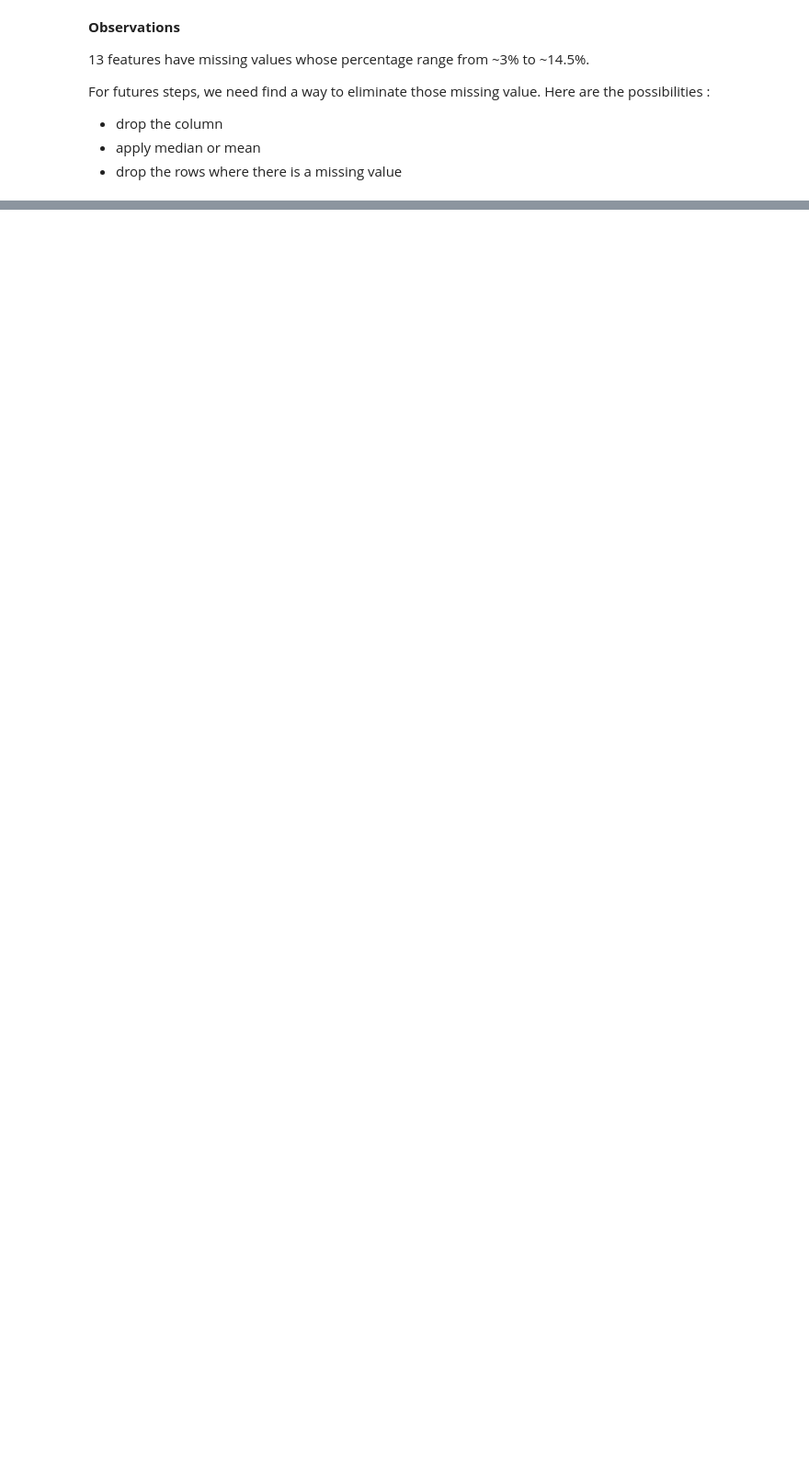
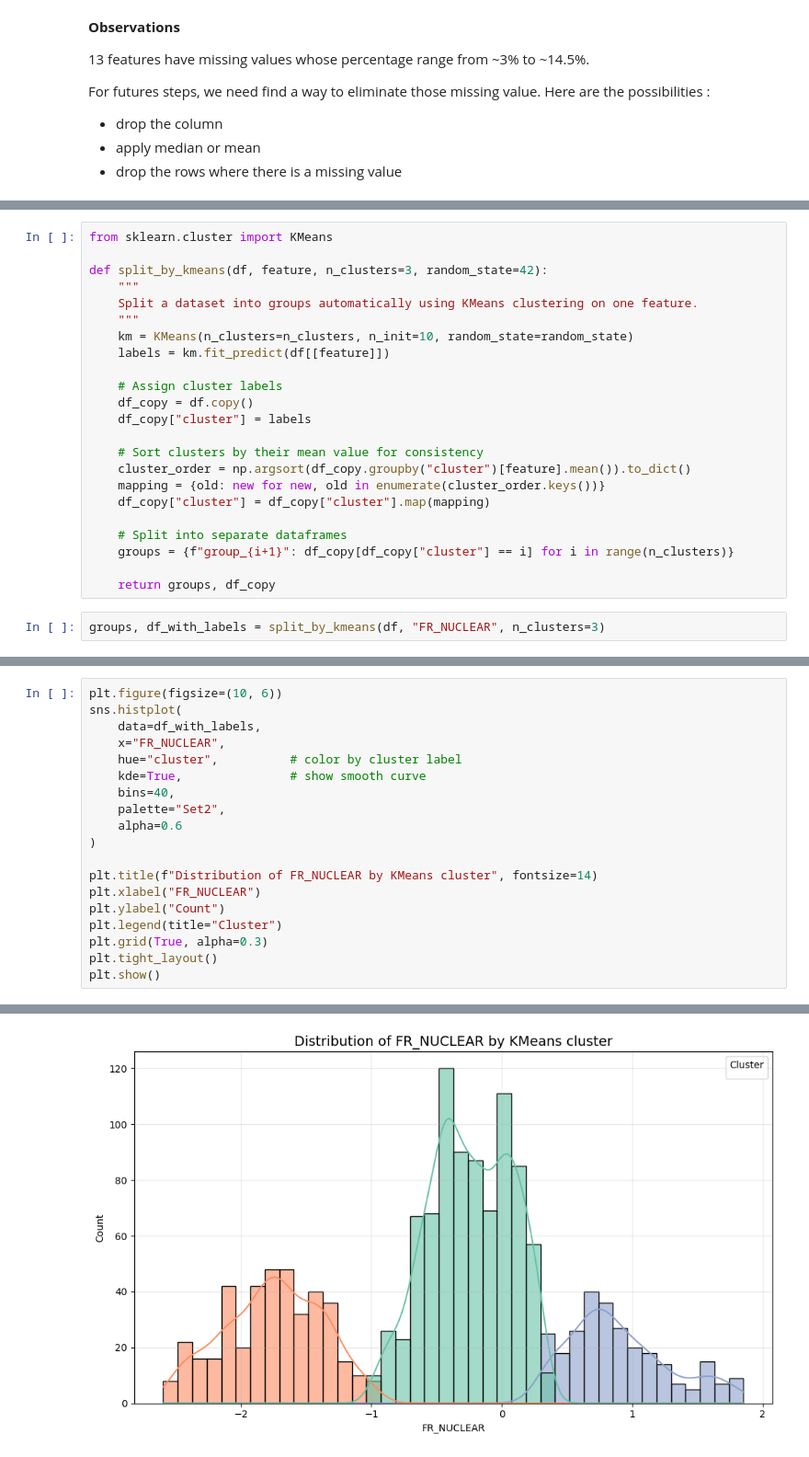
Before and after one commit to margauxgirona/project-ML, a Jupyter notebook: Univariate_data_analysis.ipynb, the cells around one changed output, grey strips where cells are left out. Shown: that part at 92% size. Cells and saved outputs as stored; diff of their text form; blank space fills up the shorter version.

```diff
--- a/Univariate_data_analysis.ipynb
+++ b/Univariate_data_analysis.ipynb
@@ -213,0 +270,25 @@ For futures steps, we need find a way to eliminate those missing value. Here are
+# %%
+from sklearn.cluster import KMeans
+
+def split_by_kmeans(df, feature, n_clusters=3, random_state=42):
+    """
+    Split a dataset into groups automatically using KMeans clustering on one feature.
+    """
+    km = KMeans(n_clusters=n_clusters, n_init=10, random_state=random_state)
+    labels = km.fit_predict(df[[feature]])
+
+    # Assign cluster labels
+    df_copy = df.copy()
+    df_copy["cluster"] = labels
+
+    # Sort clusters by their mean value for consistency
+    cluster_order = np.argsort(df_copy.groupby("cluster")[feature].mean()).to_dict()
+    mapping = {old: new for new, old in enumerate(cluster_order.keys())}
+    df_copy["cluster"] = df_copy["cluster"].map(mapping)
+
+    # Split into separate dataframes
+    groups = {f"group_{i+1}": df_copy[df_copy["cluster"] == i] for i in range(n_clusters)}
+
+    return groups, df_copy
+# %%
+groups, df_with_labels = split_by_kmeans(df, "FR_NUCLEAR", n_clusters=3)
@@ -213,0 +311,20 @@ For futures steps, we need find a way to eliminate those missing value. Here are
+# %%
+plt.figure(figsize=(10, 6))
+sns.histplot(
+    data=df_with_labels,
+    x="FR_NUCLEAR",
+    hue="cluster",          # color by cluster label
+    kde=True,               # show smooth curve
+    bins=40,
+    palette="Set2",
+    alpha=0.6
+)
+
+plt.title(f"Distribution of FR_NUCLEAR by KMeans cluster", fontsize=14)
+plt.xlabel("FR_NUCLEAR")
+plt.ylabel("Count")
+plt.legend(title="Cluster")
+plt.grid(True, alpha=0.3)
+plt.tight_layout()
+plt.show()
+# %% [output]
@@ -213,0 +332 @@ For futures steps, we need find a way to eliminate those missing value. Here are
+[figure, added]
```
Also changed, not shown: parts of 10 cells of this notebook, 1 other file.
